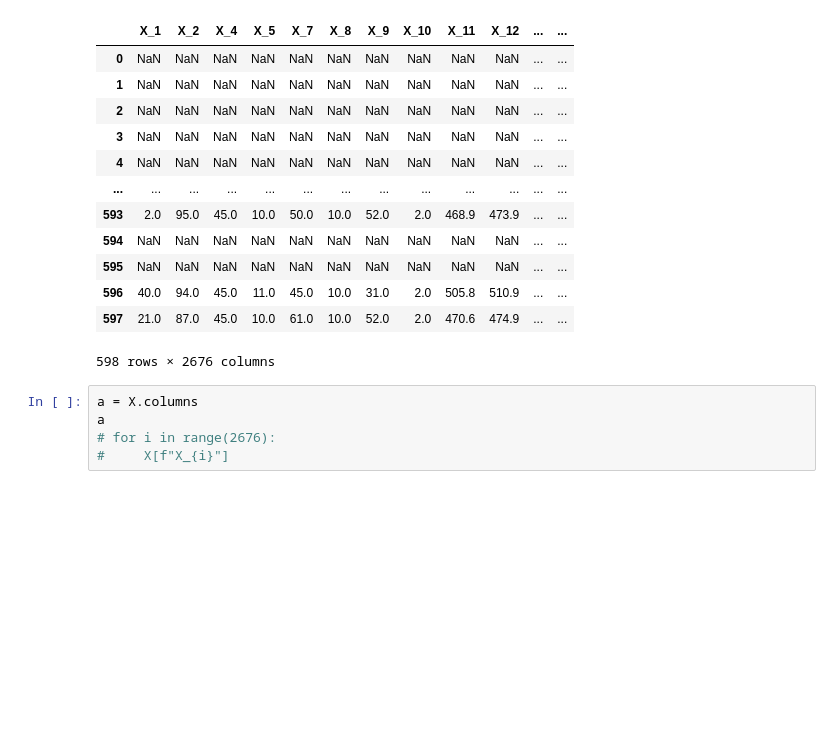
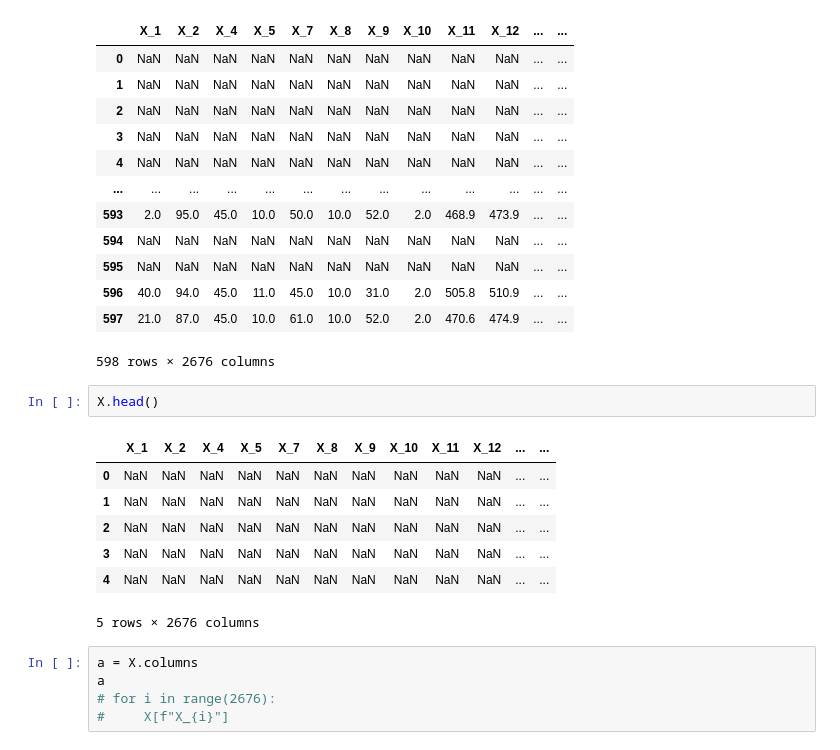
Before and after one commit to ffe4el/MLDL, a Jupyter notebook: Aimers hackerton/결측치제거mice.ipynb, the cells around one changed output. Cells and saved outputs as stored; diff of their text form; blank space fills up the shorter version.

```diff
--- a/Aimers hackerton/결측치제거mice.ipynb
+++ b/Aimers hackerton/결측치제거mice.ipynb
@@ -44,6 +44,16 @@ X
 | 596 | 40.0 | 94.0 | 45.0 | 11.0 | 45.0 | 10.0 | 31.0 | 2.0 | 505.8 | 510.9 | ... | ... |
 | 597 | 21.0 | 87.0 | 45.0 | 10.0 | 61.0 | 10.0 | 52.0 | 2.0 | 470.6 | 474.9 | ... | ... |
 598 rows × 2676 columns
+# %%
+X.head()
+# %% [output]
+|  | X_1 | X_2 | X_4 | X_5 | X_7 | X_8 | X_9 | X_10 | X_11 | X_12 | ... | ... |
+| 0 | NaN | NaN | NaN | NaN | NaN | NaN | NaN | NaN | NaN | NaN | ... | ... |
+| 1 | NaN | NaN | NaN | NaN | NaN | NaN | NaN | NaN | NaN | NaN | ... | ... |
+| 2 | NaN | NaN | NaN | NaN | NaN | NaN | NaN | NaN | NaN | NaN | ... | ... |
+| 3 | NaN | NaN | NaN | NaN | NaN | NaN | NaN | NaN | NaN | NaN | ... | ... |
+| 4 | NaN | NaN | NaN | NaN | NaN | NaN | NaN | NaN | NaN | NaN | ... | ... |
+5 rows × 2676 columns
 # %%
 a = X.columns
 a
```
Also changed, not shown: parts of 13 cells of this notebook, 1 other file.
